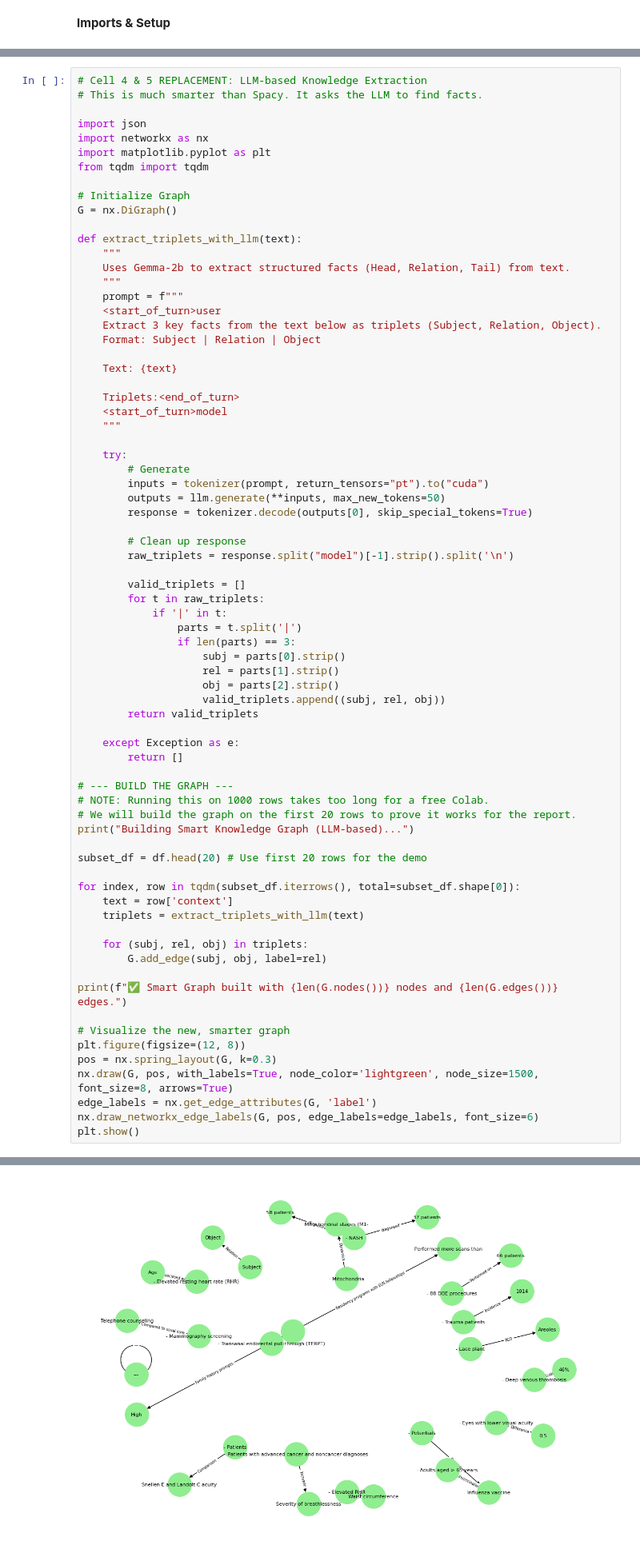
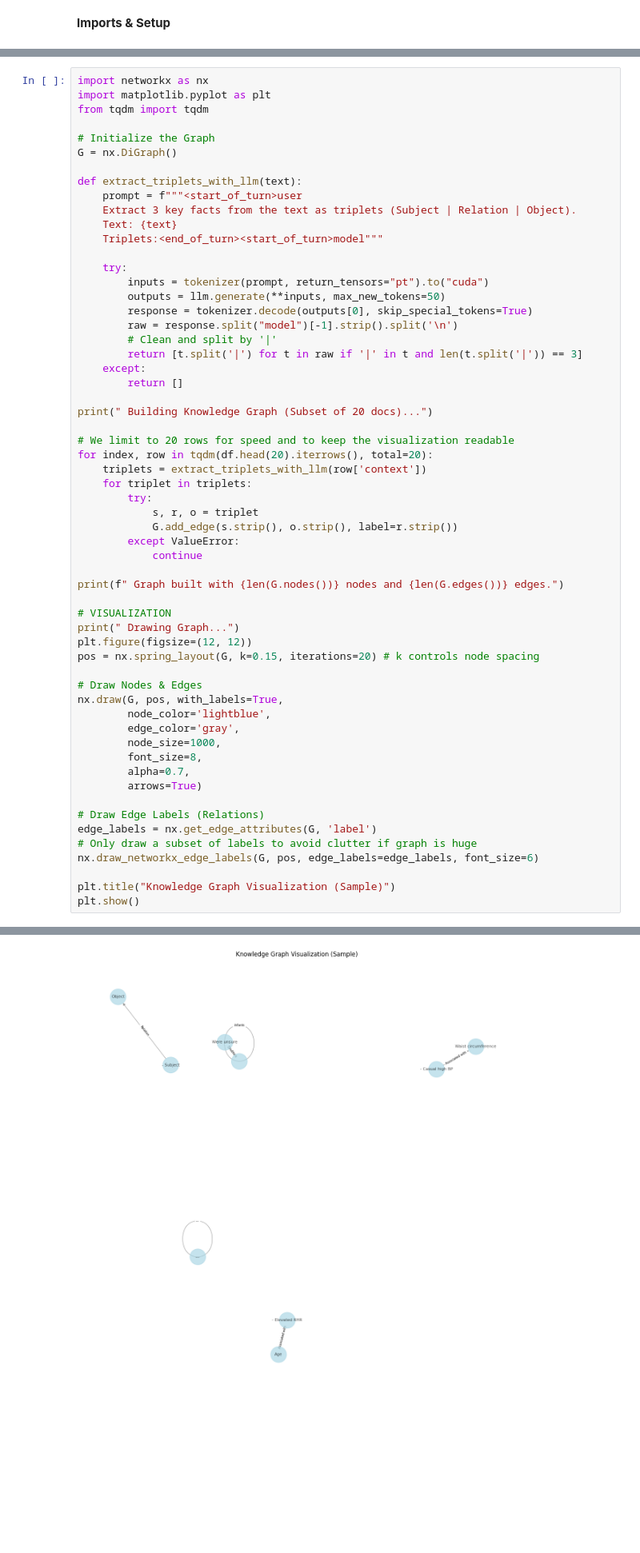
Before and after one commit to Shervinrtd/knowledge-Injection, a Jupyter notebook: knowledge_Injection.ipynb, the cells around one changed output, grey strips where cells are left out. Shown: that part at 80% size. Drawn from its saved outputs; the diff is of its cells as text; blank space fills up the shorter version.

```diff
--- a/knowledge_Injection.ipynb
+++ b/knowledge_Injection.ipynb
@@ -99,74 +142,60 @@ Please note that authentication is recommended but still optional to access publ
 # %%
-# Cell 4 & 5 REPLACEMENT: LLM-based Knowledge Extraction
-# This is much smarter than Spacy. It asks the LLM to find facts.
-
-import json
 import networkx as nx
 import matplotlib.pyplot as plt
 from tqdm import tqdm
 
-# Initialize Graph
+# Initialize the Graph
 G = nx.DiGraph()
 
 def extract_triplets_with_llm(text):
-    """
-    Uses Gemma-2b to extract structured facts (Head, Relation, Tail) from text.
-    """
-    prompt = f"""
-    <start_of_turn>user
-    Extract 3 key facts from the text below as triplets (Subject, Relation, Object).
-    Format: Subject | Relation | Object
-
+    prompt = f"""<start_of_turn>user
+    Extract 3 key facts from the text as triplets (Subject | Relation | Object).
     Text: {text}
-
-    Triplets:<end_of_turn>
-    <start_of_turn>model
-    """
+    Triplets:<end_of_turn><start_of_turn>model"""
 
     try:
-        # Generate
         inputs = tokenizer(prompt, return_tensors="pt").to("cuda")
         outputs = llm.generate(**inputs, max_new_tokens=50)
         response = tokenizer.decode(outputs[0], skip_special_tokens=True)
-
-        # Clean up response
-        raw_triplets = response.split("model")[-1].strip().split('\n')
-
-        valid_triplets = []
-        for t in raw_triplets:
-            if '|' in t:
-                parts = t.split('|')
-                if len(parts) == 3:
-                    subj = parts[0].strip()
-                    rel = parts[1].strip()
-                    obj = parts[2].strip()
-                    valid_triplets.append((subj, rel, obj))
-        return valid_triplets
-
-    except Exception as e:
+        raw = response.split("model")[-1].strip().split('\n')
+        # Clean and split by '|'
+        return [t.split('|') for t in raw if '|' in t and len(t.split('|')) == 3]
+    except:
         return []
 
-# --- BUILD THE GRAPH ---
-# NOTE: Running this on 1000 rows takes too long for a free Colab.
-# We will build the graph on the first 20 rows to prove it works for the report.
-print("Building Smart Knowledge Graph (LLM-based)...")
+print(" Building Knowledge Graph (Subset of 20 docs)...")
 
-subset_df = df.head(20) # Use first 20 rows for the demo
+# We limit to 20 rows for speed and to keep the visualization readable
+for index, row in tqdm(df.head(20).iterrows(), total=20):
+    triplets = extract_triplets_with_llm(row['context'])
+    for triplet in triplets:
+        try:
+            s, r, o = triplet
+            G.add_edge(s.strip(), o.strip(), label=r.strip())
+        except ValueError:
+            continue
 
-for index, row in tqdm(subset_df.iterrows(), total=subset_df.shape[0]):
-    text = row['context']
-    triplets = extract_triplets_with_llm(text)
+print(f" Graph built with {len(G.nodes())} nodes and {len(G.edges())} edges.")
 
-    for (subj, rel, obj) in triplets:
-        G.add_edge(subj, obj, label=rel)
+# VISUALIZATION
+print(" Drawing Graph...")
+plt.figure(figsize=(12, 12))
+pos = nx.spring_layout(G, k=0.15, iterations=20) # k controls node spacing
 
-print(f"✅ Smart Graph built with {len(G.nodes())} nodes and {len(G.edges())} edges.")
+# Draw Nodes & Edges
+nx.draw(G, pos, with_labels=True,
+        node_color='lightblue',
+        edge_color='gray',
+        node_size=1000,
+        font_size=8,
+        alpha=0.7,
+        arrows=True)
 
-# Visualize the new, smarter graph
-plt.figure(figsize=(12, 8))
-pos = nx.spring_layout(G, k=0.3)
-nx.draw(G, pos, with_labels=True, node_color='lightgreen', node_size=1500, font_size=8, arrows=True)
+# Draw Edge Labels (Relations)
 edge_labels = nx.get_edge_attributes(G, 'label')
+# Only draw a subset of labels to avoid clutter if graph is huge
 nx.draw_networkx_edge_labels(G, pos, edge_labels=edge_labels, font_size=6)
+
+plt.title("Knowledge Graph Visualization (Sample)")
 plt.show()
 # %% [output]
@@ -175 +205 @@ Building Smart Knowledge Graph (LLM-based)...
-[figure, old version]
+[figure, new version]
```
Also changed, not shown: parts of 33 cells of this notebook.
